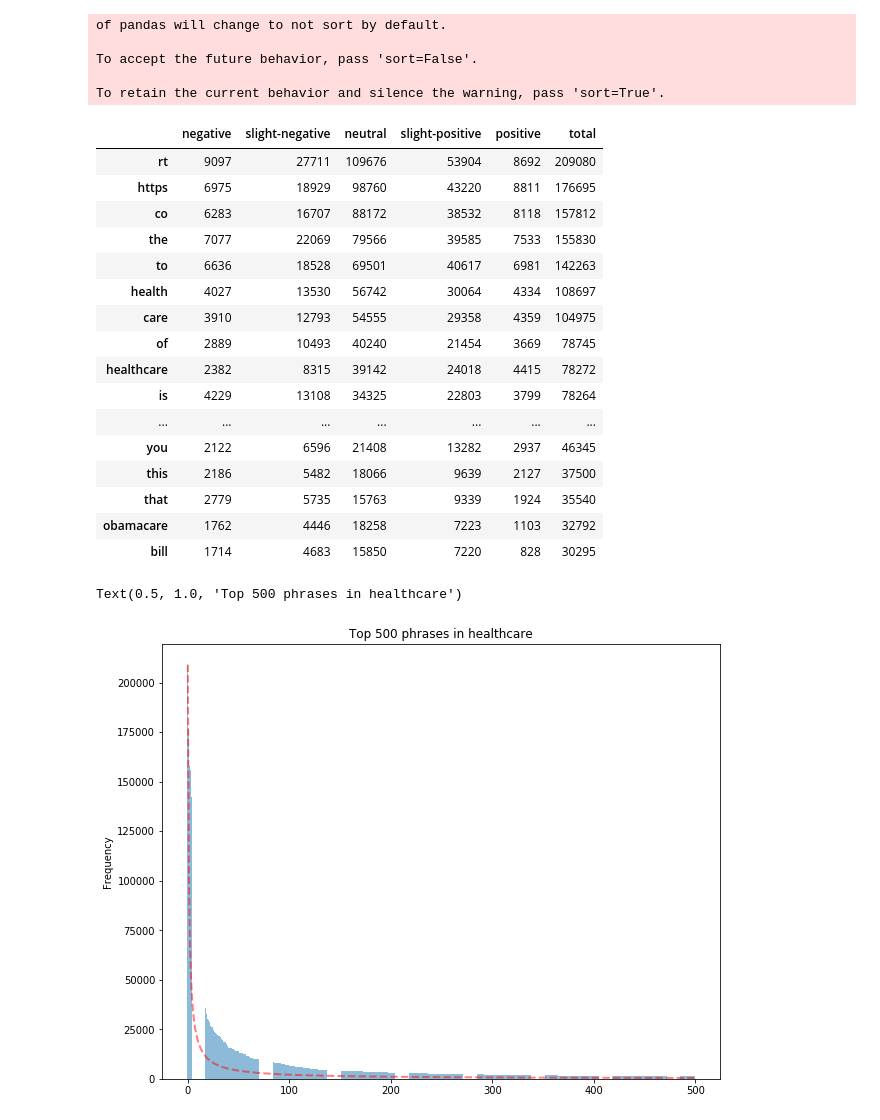
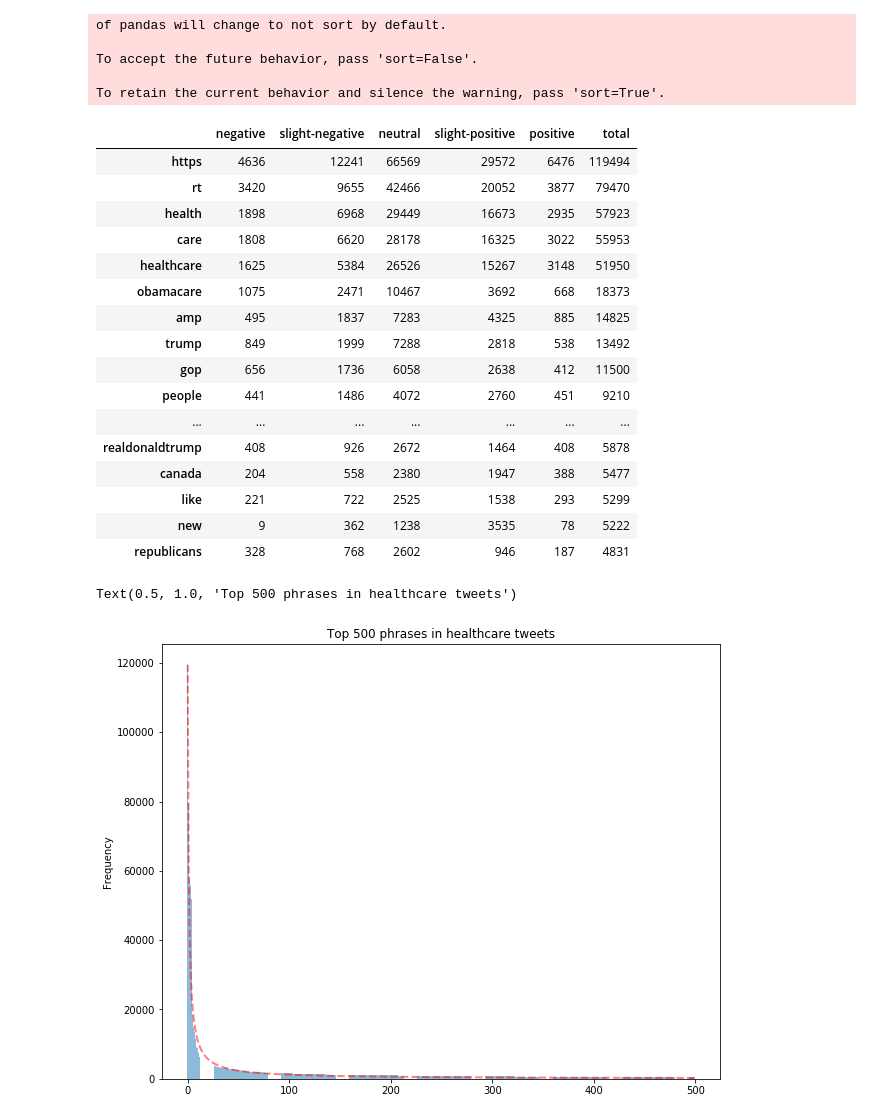
Before and after one commit to Bllizzard/Sentiment_Analysis, a Jupyter notebook: step4_NLP.ipynb, the cells around one changed output. Saved outputs shown, nothing was run; the diff lists cells and outputs as text; code cells hidden in the pictures.

```diff
--- a/step4_NLP.ipynb
+++ b/step4_NLP.ipynb
@@ -142,7 +126,7 @@ plt.show()
 #2.1 Term Frequancy for negative sentiments
 # %%
 from sklearn.feature_extraction.text import CountVectorizer
-cvector = CountVectorizer(min_df = 0.0, max_df = 1.0, ngram_range=(1,1))
+cvector = CountVectorizer(ngram_range=(1,1), stop_words ='english')
 cvector.fit(df1.text)
 # %% [output]
 CountVectorizer(analyzer='word', binary=False, decode_error='strict',
@@ -158,9 +142,9 @@ len(cvector.get_feature_names())
 # %%
-neg_matrix = cvector.transform(df1[df1.sentiment == 0].text)
-sli_neg_matrix = cvector.transform(df1[df1.sentiment == 1].text)
-neu_matrix = cvector.transform(df1[df1.sentiment == 2].text)
-sli_pos_matrix = cvector.transform(df1[df1.sentiment == 3].text)
-pos_matrix = cvector.transform(df1[df1.sentiment == 4].text)
+neg_matrix = cvector.transform(df2[df2.sentiment == 0].text)
+sli_neg_matrix = cvector.transform(df2[df2.sentiment == 1].text)
+neu_matrix = cvector.transform(df2[df2.sentiment == 2].text)
+sli_pos_matrix = cvector.transform(df2[df2.sentiment == 3].text)
+pos_matrix = cvector.transform(df2[df2.sentiment == 4].text)
 # %%
 neg_words = neg_matrix.sum(axis=0)
 neg_words_freq = [(word, neg_words[0, idx]) for word, idx in cvector.vocabulary_.items()]
@@ -297,35 +281,35 @@ term_freq_df['total'] = term_freq_df['negative'] + term_freq_df['slight-negative
 term_freq_df.sort_values(by='total', ascending=False).head(20)
 # %% [output]
 |  | negative | slight-negative | neutral | slight-positive | positive | total |
-| rt | 9097 | 27711 | 109676 | 53904 | 8692 | 209080 |
-| https | 6975 | 18929 | 98760 | 43220 | 8811 | 176695 |
-| co | 6283 | 16707 | 88172 | 38532 | 8118 | 157812 |
-| the | 7077 | 22069 | 79566 | 39585 | 7533 | 155830 |
-| to | 6636 | 18528 | 69501 | 40617 | 6981 | 142263 |
-| health | 4027 | 13530 | 56742 | 30064 | 4334 | 108697 |
-| care | 3910 | 12793 | 54555 | 29358 | 4359 | 104975 |
-| of | 2889 | 10493 | 40240 | 21454 | 3669 | 78745 |
-| healthcare | 2382 | 8315 | 39142 | 24018 | 4415 | 78272 |
-| is | 4229 | 13108 | 34325 | 22803 | 3799 | 78264 |
+| https | 4636 | 12241 | 66569 | 29572 | 6476 | 119494 |
+| rt | 3420 | 9655 | 42466 | 20052 | 3877 | 79470 |
+| health | 1898 | 6968 | 29449 | 16673 | 2935 | 57923 |
+| care | 1808 | 6620 | 28178 | 16325 | 3022 | 55953 |
+| healthcare | 1625 | 5384 | 26526 | 15267 | 3148 | 51950 |
+| obamacare | 1075 | 2471 | 10467 | 3692 | 668 | 18373 |
+| amp | 495 | 1837 | 7283 | 4325 | 885 | 14825 |
+| trump | 849 | 1999 | 7288 | 2818 | 538 | 13492 |
+| gop | 656 | 1736 | 6058 | 2638 | 412 | 11500 |
+| people | 441 | 1486 | 4072 | 2760 | 451 | 9210 |
 | ... | ... | ... | ... | ... | ... | ... |
-| you | 2122 | 6596 | 21408 | 13282 | 2937 | 46345 |
-| this | 2186 | 5482 | 18066 | 9639 | 2127 | 37500 |
-| that | 2779 | 5735 | 15763 | 9339 | 1924 | 35540 |
-| obamacare | 1762 | 4446 | 18258 | 7223 | 1103 | 32792 |
-| bill | 1714 | 4683 | 15850 | 7220 | 828 | 30295 |
+| realdonaldtrump | 408 | 926 | 2672 | 1464 | 408 | 5878 |
+| canada | 204 | 558 | 2380 | 1947 | 388 | 5477 |
+| like | 221 | 722 | 2525 | 1538 | 293 | 5299 |
+| new | 9 | 362 | 1238 | 3535 | 78 | 5222 |
+| republicans | 328 | 768 | 2602 | 946 | 187 | 4831 |
 # %%
 #2.7 Frequency plot of top frequent 500 phrases in healthcare tweets
 y_pos = np.arange(500)
 plt.figure(figsize=(10,8))
 s = 1
 expected_zipf = [term_freq_df.sort_values(by='total', ascending=False)['total'][0]/(i+1)**s for i in y_pos]
 plt.bar(y_pos, term_freq_df.sort_values(by='total', ascending=False)['total'][:500], align='center', alpha=0.5)
 plt.plot(y_pos, expected_zipf, color='r', linestyle='--',linewidth=2,alpha=0.5)
 plt.ylabel('Frequency')
-plt.title('Top 500 phrases in healthcare')
+plt.title('Top 500 phrases in healthcare tweets')
 # %% [output]
-Text(0.5, 1.0, 'Top 500 phrases in healthcare')
+Text(0.5, 1.0, 'Top 500 phrases in healthcare tweets')
-[figure, old version]
+[figure, new version]
 # %%
 #2.8 Plot of Absolute frequency of phrases against their rank
 # %%
```
Also changed, not shown: parts of 52 cells of this notebook.
